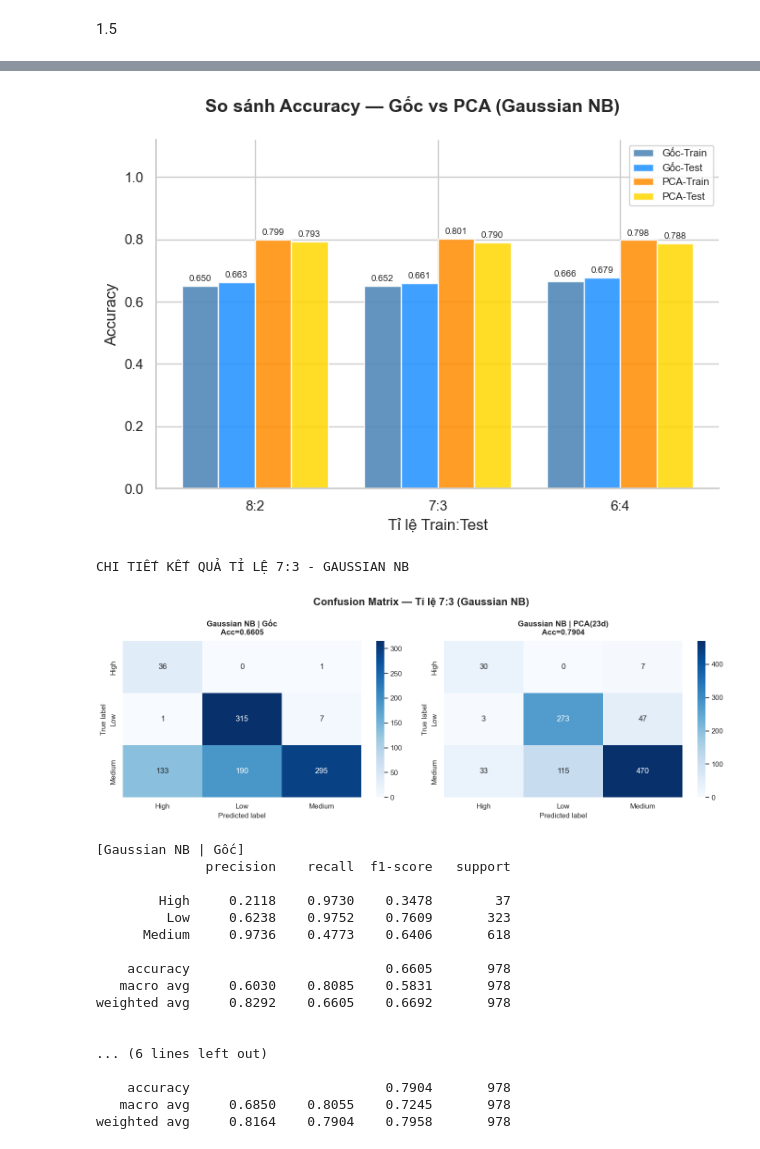
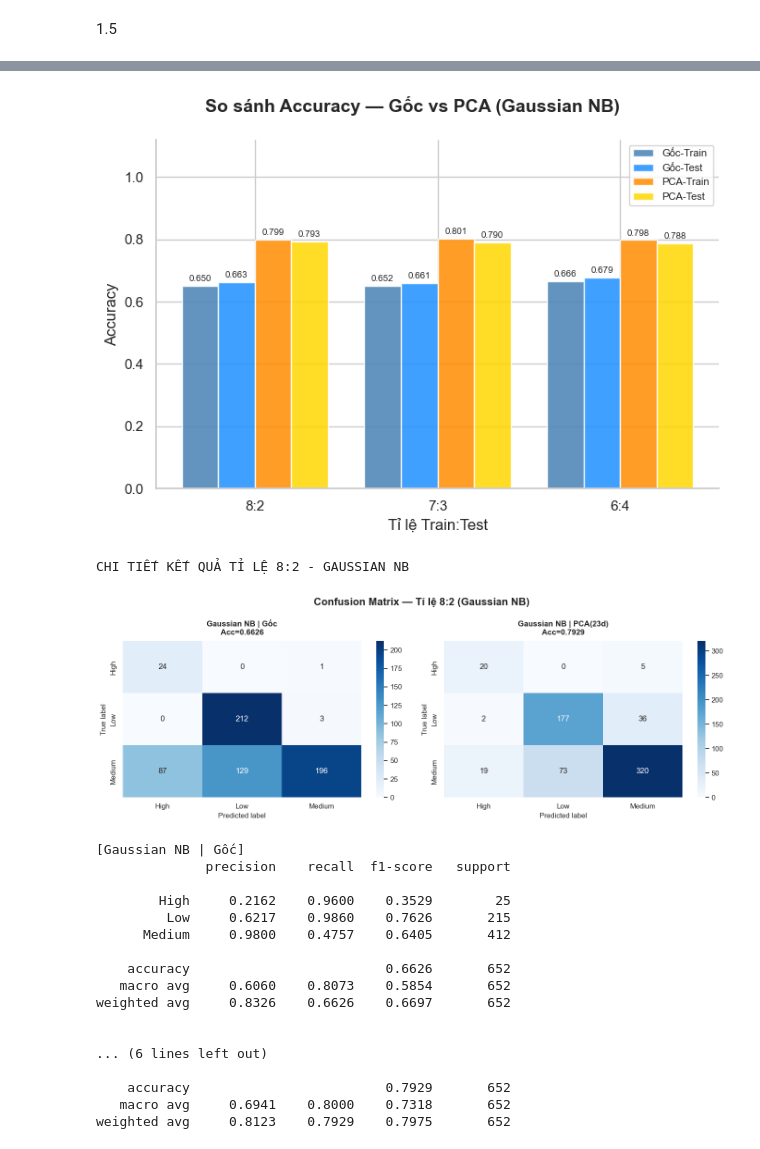
Before and after one commit to grst0610/Machine-learning, a Jupyter notebook: project.ipynb, the cells around one changed output, grey strips where cells are left out. Saved outputs shown, nothing was run; the diff lists cells and outputs as text; code cells hidden in the pictures.

```diff
--- a/project.ipynb
+++ b/project.ipynb
@@ -1019,12 +1019,17 @@ ax.set_ylim(0, 1.12); ax.legend(fontsize=8)
 ax.spines['top'].set_visible(False); ax.spines['right'].set_visible(False)
 plt.tight_layout(); plt.show()
 
-# Confusion Matrix và Classification Report tỷ lệ 7:3
-print("\nCHI TIẾT KẾT QUẢ TỈ LỆ 7:3 - GAUSSIAN NB")
+# Confusion Matrix và Classification Report tỷ lệ tốt nhất
+best_split = max(
+    [r for r in results_gnb if r["Data"] != "Gốc"],
+    key=lambda r: r["Acc_Test"]
+)["Split"]
 
-sub_03_gnb = [r for r in results_gnb if r["Split"] == "7:3"]
+print(f"\nCHI TIẾT KẾT QUẢ TỈ LỆ {best_split} - GAUSSIAN NB")
+
+sub_03_gnb = [r for r in results_gnb if r["Split"] == best_split]
 fig, axes = plt.subplots(1, 2, figsize=(14, 5))
-fig.suptitle('Confusion Matrix — Tỉ lệ 7:3 (Gaussian NB)', fontsize=16, fontweight='bold')
+fig.suptitle(f'Confusion Matrix — Tỉ lệ {best_split} (Gaussian NB)', fontsize=16, fontweight='bold')
 
 for idx, r in enumerate(sub_03_gnb):
     cm = confusion_matrix(r["y_te"], r["y_pred"])
@@ -1036,52 +1041,52 @@ for idx, r in enumerate(sub_03_gnb):
 
 plt.tight_layout(); plt.show()
 
 for r in sub_03_gnb:
     print(f"\n[{r['Model']} | {r['Data']}]")
     print(classification_report(r["y_te"], r["y_pred"], target_names=le.classes_, digits=4))
 # %% [output]
 NGƯỠNG PHÂN KHOẢNG GIÁ (3 lớp)
   Low   : Price ≤ 8,596
   Medium: 8,596 < Price ≤ 75,000
   High  : Price > 75,000
 
 Số lượng mẫu mỗi lớp:
 Price
 Medium    2058
 Low       1076
 High       125
 Name: count, dtype: int64
 [figure]
 Số chiều gốc: 70  |  Số chiều PCA: 23
 
 BẢNG KẾT QUẢ PHÂN LOẠI - GAUSSIAN NB
       Model     Data Split  Acc_Train  Acc_Test  Var_Retained
 Gaussian NB      Gốc   8:2     0.6502    0.6626           NaN
 Gaussian NB PCA(23d)   8:2     0.7994    0.7929       95.0813
 Gaussian NB      Gốc   7:3     0.6519    0.6605           NaN
 Gaussian NB PCA(23d)   7:3     0.8014    0.7904       95.1200
 Gaussian NB      Gốc   6:4     0.6665    0.6787           NaN
 Gaussian NB PCA(23d)   6:4     0.7980    0.7876       95.1225
 [figure]
-CHI TIẾT KẾT QUẢ TỈ LỆ 7:3 - GAUSSIAN NB
+CHI TIẾT KẾT QUẢ TỈ LỆ 8:2 - GAUSSIAN NB
-[figure, old version]
+[figure, new version]
 [Gaussian NB | Gốc]
               precision    recall  f1-score   support
 
-        High     0.2118    0.9730    0.3478        37
-         Low     0.6238    0.9752    0.7609       323
-      Medium     0.9736    0.4773    0.6406       618
+        High     0.2162    0.9600    0.3529        25
+         Low     0.6217    0.9860    0.7626       215
+      Medium     0.9800    0.4757    0.6405       412
 
-    accuracy                         0.6605       978
-   macro avg     0.6030    0.8085    0.5831       978
-weighted avg     0.8292    0.6605    0.6692       978
+    accuracy                         0.6626       652
+   macro avg     0.6060    0.8073    0.5854       652
+weighted avg     0.8326    0.6626    0.6697       652
 
 
 ... (6 lines left out)
 
-    accuracy                         0.7904       978
-   macro avg     0.6850    0.8055    0.7245       978
-weighted avg     0.8164    0.7904    0.7958       978
+    accuracy                         0.7929       652
+   macro avg     0.6941    0.8000    0.7318       652
+weighted avg     0.8123    0.7929    0.7975       652
 # %%
 # Huấn luyện và đánh giá Logistic Regression (Gốc và PCA) trên 3 tỷ lệ chia
 model_lr = {"Logistic Reg": LogisticRegression(max_iter=1000, random_state=42)}
```
Also changed, not shown: parts of 2 cells of this notebook.
